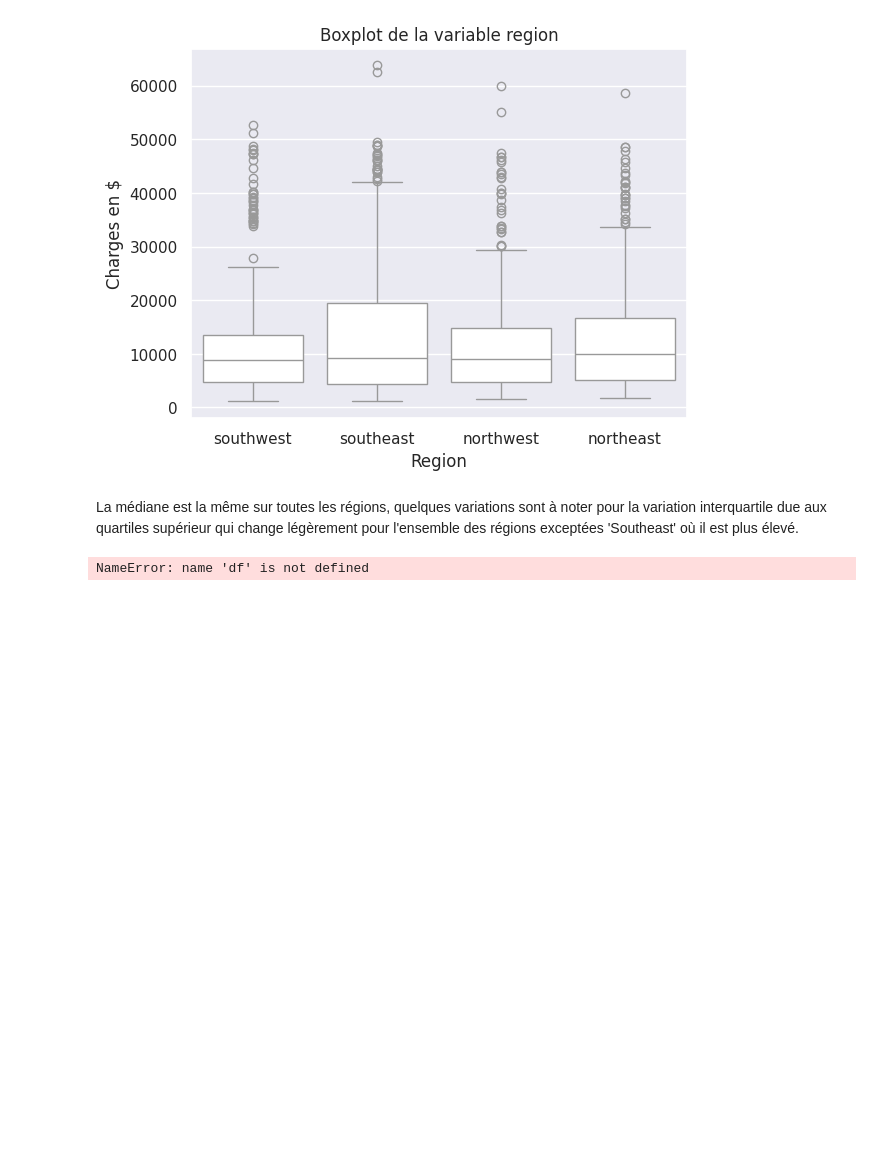
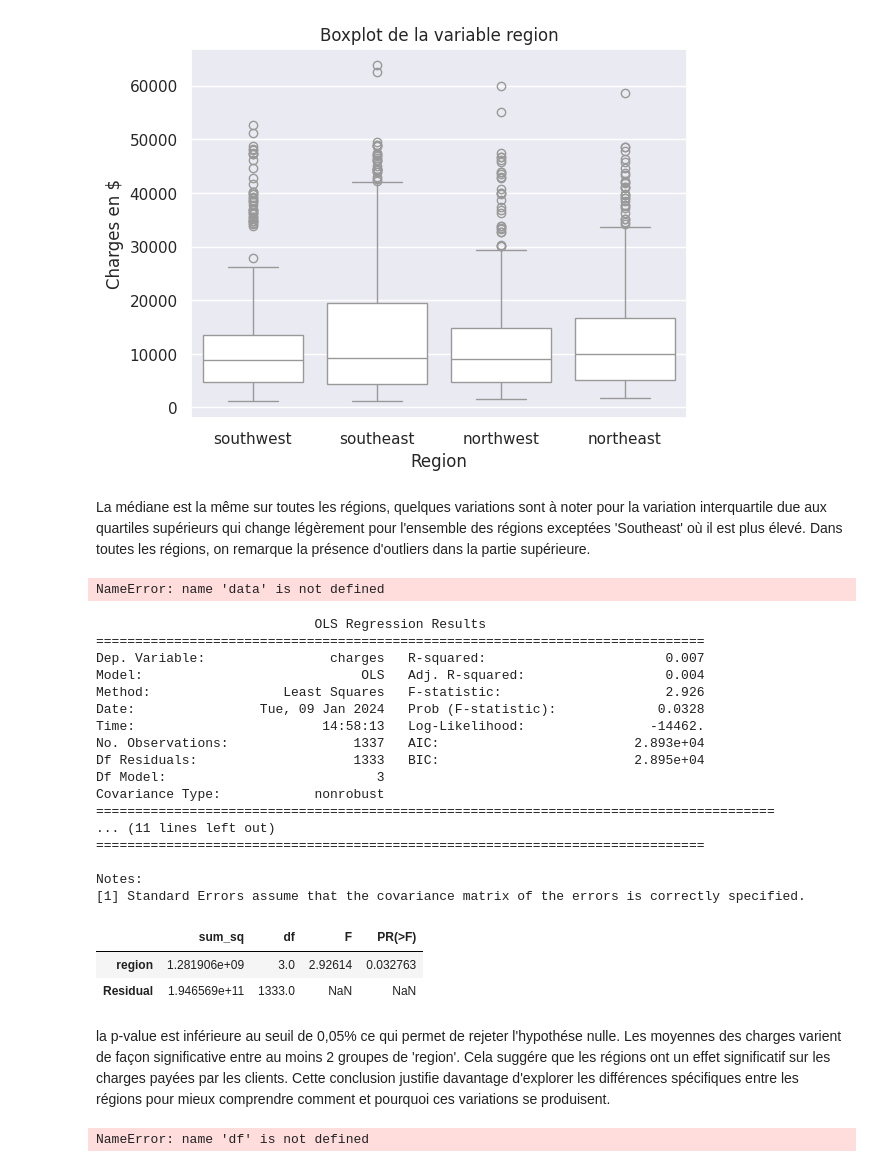
Before and after one commit to ChristianPRO1982/insurance_premium_SC, a Jupyter notebook: analyse.ipynb, the cells around one changed output. Cells and saved outputs as stored; diff of their text form; code cells hidden in the pictures; blank space fills up the shorter version.

Commit message:
suite anova

```diff
--- a/analyse.ipynb
+++ b/analyse.ipynb
@@ -263,4 +265,5 @@ plt.show()
 # %% [output]
 [figure]
 # %% [markdown]
-La médiane est la même sur toutes les régions, quelques variations sont à noter pour la variation interquartile due aux quartiles supérieur qui change légèrement pour l'ensemble des régions exceptées 'Southeast' où il est plus élevé.
+La médiane est la même sur toutes les régions, quelques variations sont à noter pour la variation interquartile due aux quartiles supérieurs qui change légèrement pour l'ensemble des régions exceptées 'Southeast' où il est plus élevé.
+Dans toutes les régions, on remarque la présence d'outliers dans la partie supérieure.
@@ -267,3 +272,54 @@ La médiane est la même sur toutes les régions, quelques variations sont à no
+# %%
+smoker_nb = df.groupby('region')['smoker'].value_counts()
+
+bmi_moy = df.groupby('region')['bmi'].mean()
+
+fig, axes = plt.subplots(nrows=1, ncols=2, figsize=(12, 5))
+
+smoker_nb.plot(kind='bar', stacked=True, ax=axes[0])
+axes[0].set_title('Nombre de fumeurs par région')
+axes[0].set_xlabel('Région')
+axes[0].set_ylabel('Nombre de fumeurs')
+
+# Tracer le BMI moyen par région
+bmi_means.plot(kind='bar', ax=axes[1], color='green')
+axes[1].set_title('BMI moyen par région')
+axes[1].set_xlabel('Région')
+axes[1].set_ylabel('BMI moyen')
+
+plt.tight_layout()
+plt.show()
+# %% [output]
+NameError: name 'data' is not defined
+# %%
+anova_region = smf.ols('charges~region', data=df).fit()
+print(anova_region.summary())
+#test de fisher
+sm.stats.anova_lm(anova_region, typ=2)
+# %% [output]
+                            OLS Regression Results
+==============================================================================
+Dep. Variable:                charges   R-squared:                       0.007
+Model:                            OLS   Adj. R-squared:                  0.004
+Method:                 Least Squares   F-statistic:                     2.926
+Date:                Tue, 09 Jan 2024   Prob (F-statistic):             0.0328
+Time:                        14:58:13   Log-Likelihood:                -14462.
+No. Observations:                1337   AIC:                         2.893e+04
+Df Residuals:                    1333   BIC:                         2.895e+04
+Df Model:                           3
+Covariance Type:            nonrobust
+=======================================================================================
+... (11 lines left out)
+==============================================================================
+
+Notes:
+[1] Standard Errors assume that the covariance matrix of the errors is correctly specified.
+|  | sum_sq | df | F | PR(>F) |
+| region | 1.281906e+09 | 3.0 | 2.92614 | 0.032763 |
+| Residual | 1.946569e+11 | 1333.0 | NaN | NaN |
+# %% [markdown]
+la p-value est inférieure au seuil de 0,05% ce qui permet de rejeter l'hypothése nulle. Les moyennes des charges varient de façon significative entre au moins 2 groupes de 'region'. Cela suggére que les régions ont un effet significatif sur les charges payées par les clients.
+Cette conclusion justifie davantage d'explorer les différences spécifiques entre les régions pour mieux comprendre comment et pourquoi ces variations se produisent.
 # %%
 import sklearn
 from sklearn.linear_model import LinearRegression
```
Also changed, not shown: parts of 2 cells of this notebook, 1 other file.
